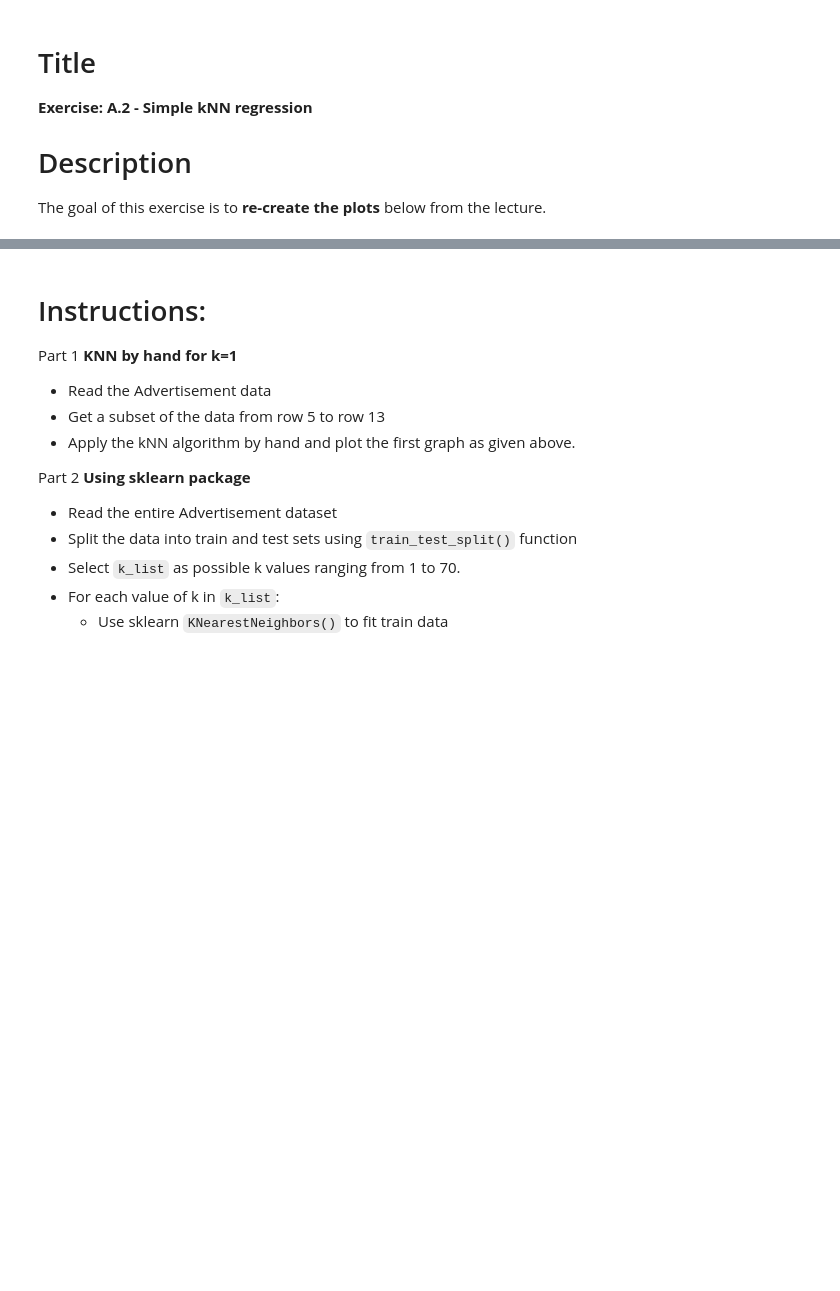
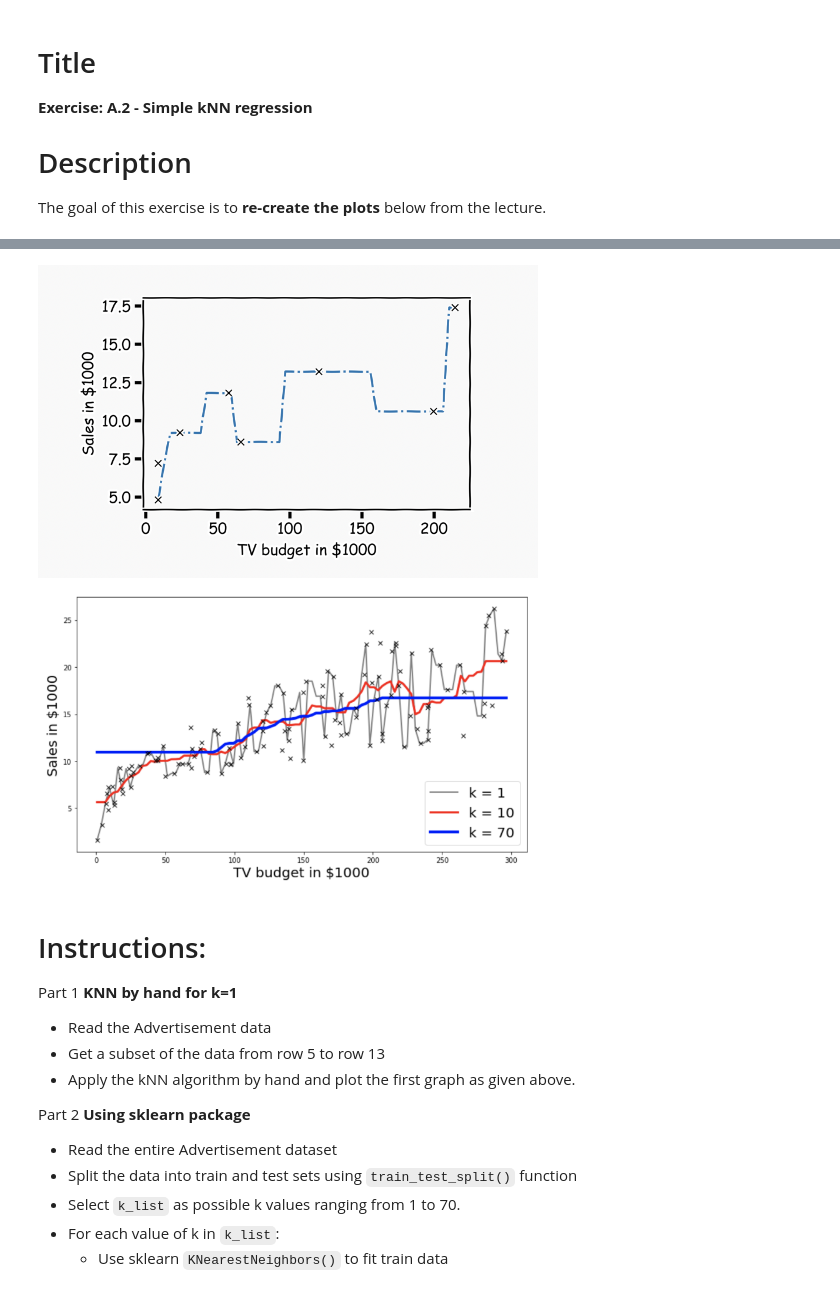
Before and after one commit to Harvard-IACS/2020-CS109A, a Jupyter notebook: content/lectures/lecture05/notebook/s1-exa2-challenge.ipynb, the cells around one changed output, grey strips where cells are left out. Drawn from its saved outputs; the diff is of its cells as text; code cells hidden in the pictures; blank space fills up the shorter version.

Commit message:
Fixing images

```diff
--- a/content/lectures/lecture05/notebook/s1-exa2-challenge.ipynb
+++ b/content/lectures/lecture05/notebook/s1-exa2-challenge.ipynb
@@ -13,3 +9,14 @@ The goal of this exercise is to **re-create the plots** below from the lecture.
+# %%
+#Import library
+from IPython.display import Image
+# Load image from local storage
+
+x = Image(filename = "../img/plot2.png", width = 500, height = 500)
+y = Image(filename = "../img/plot3.png", width = 500, height = 500)
+display(x, y)
+# %% [output]
+[figure, added]
+[figure, added]
 # %% [markdown]
 # Instructions:
 Part 1 **KNN by hand for k=1**
```
Also changed, not shown: parts of 4 cells of this notebook, 9 other files.
